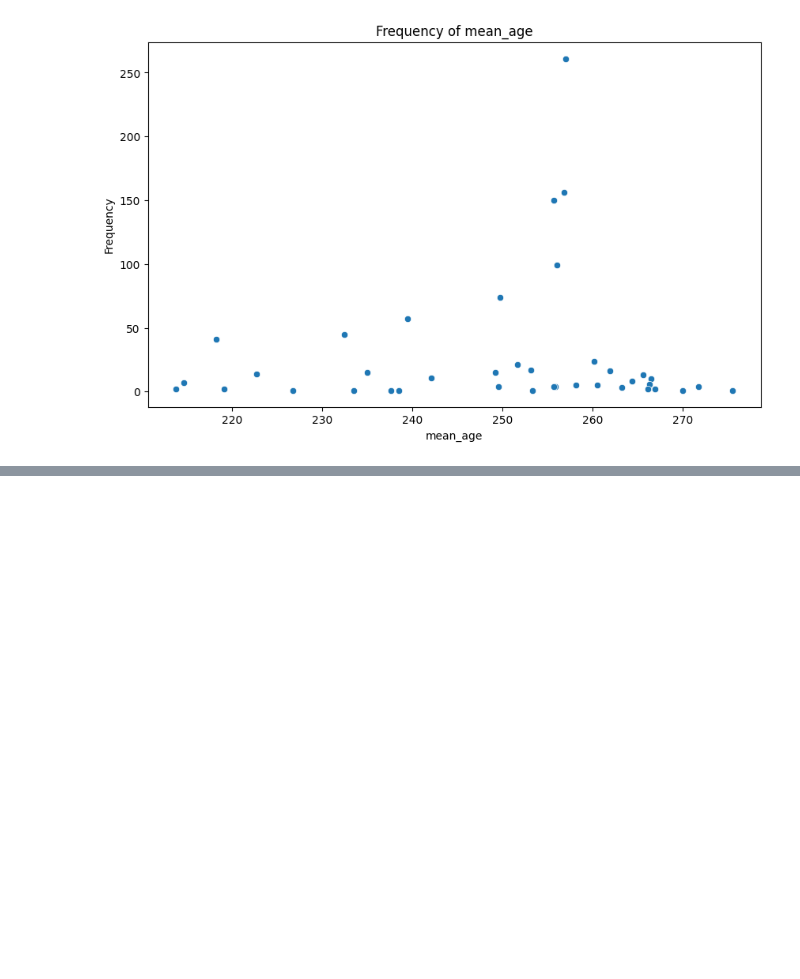
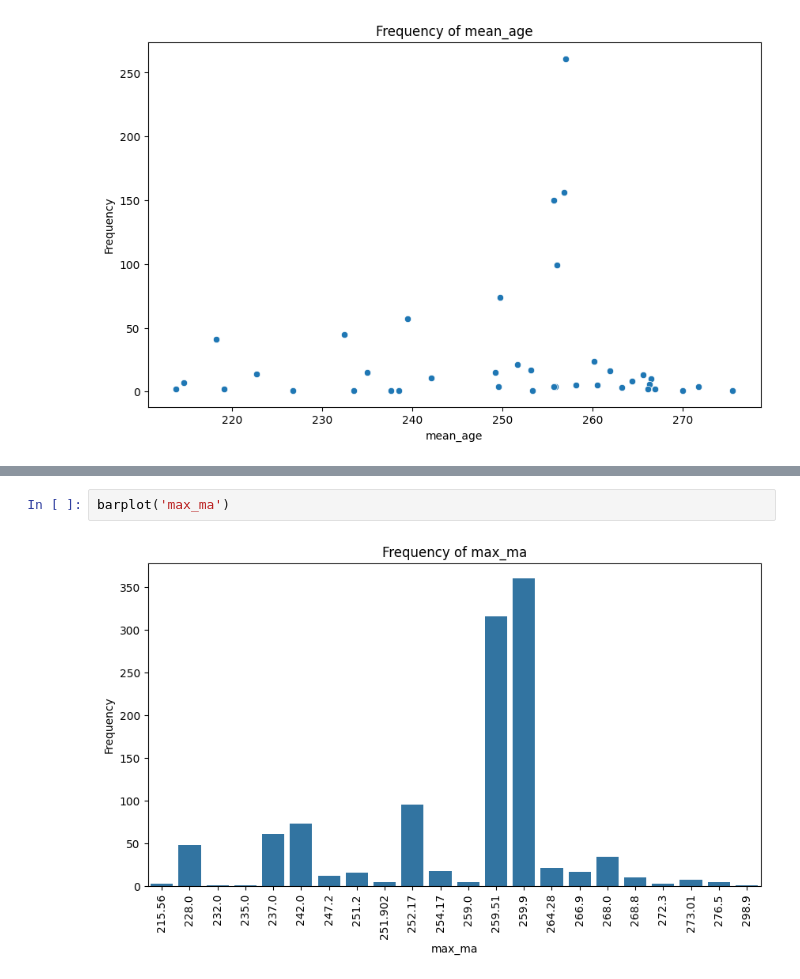
Before and after one commit to shelleylwang/BDNN_Arielli, a Jupyter notebook: synapsida_eda.ipynb, the cells around one changed output, grey strips where cells are left out. Cells and saved outputs as stored; diff of their text form; blank space fills up the shorter version.

```diff
--- a/synapsida_eda.ipynb
+++ b/synapsida_eda.ipynb
@@ -225,0 +247,4 @@ scatter('mean_age')
+# %%
+barplot('max_ma')
+# %% [output]
+[figure, added]
```
Also changed, not shown: parts of 4 cells of this notebook.
